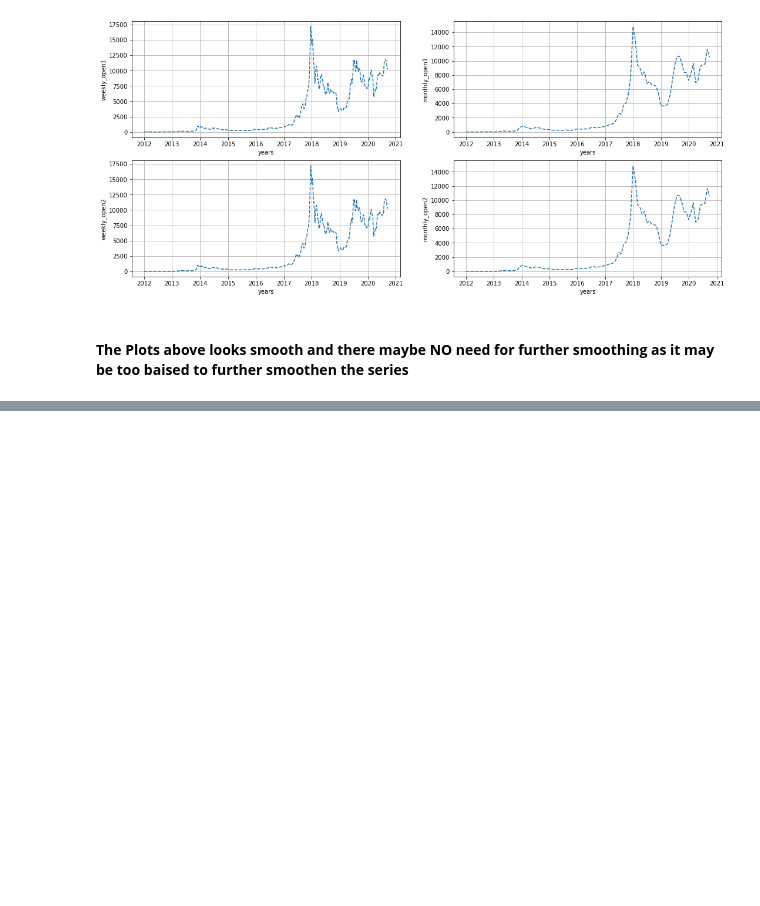
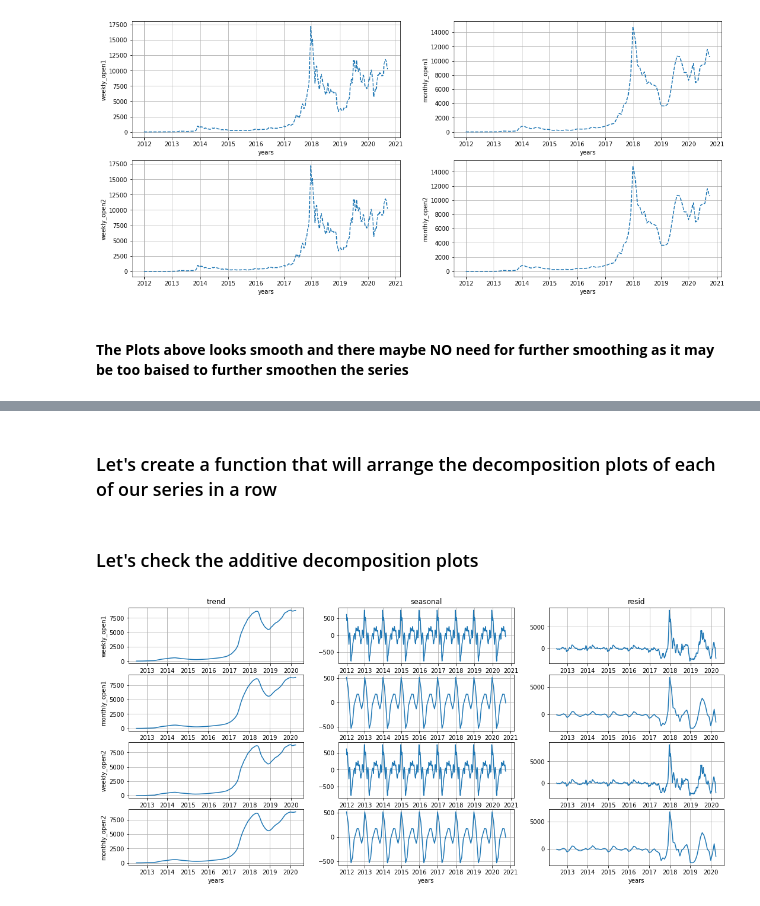
Before and after one commit to HamoyeHQ/05-bitcoin-trading, a Jupyter notebook: Open column time series.ipynb, the cells around one changed output, grey strips where cells are left out. Cells and saved outputs as stored; diff of their text form; code cells hidden in the pictures; blank space fills up the shorter version.

Commit message:
Created Decomposition plots

```diff
--- a/Open column time series.ipynb
+++ b/Open column time series.ipynb
@@ -403,0 +411,42 @@ plot_univariate_time_series(series)
+# %% [markdown]
+### Let's create a function that will arrange the decomposition plots of each of our series in a row
+# %%
+def decompose_time_series(series, multiplicative=False):
+    fig = plt.figure(figsize=(18, 8)) # sets the mother figure size
+
+    Tn = 1 + (len(series)-1)*3 # Tn = a+(n-1)d, generates a sequence
+    first_row_numbers = list(range(1, Tn+1, 3)) # creates a list of the first index of the each row of the subplot
+
+    for series_name, ind in zip(series.keys(), first_row_numbers):
+        if multiplicative:
+            decomposed_series = sm.tsa.seasonal_decompose(series[series_name], model='multiplicative')
+        else:
+            decomposed_series = sm.tsa.seasonal_decompose(series[series_name], model='additive')
+
+        trend = decomposed_series.trend # pulls out the trend series
+        seasonality = decomposed_series.seasonal # pulls out the seasonality series
+        residuals = decomposed_series.resid # pulls out the residual series
+
+        components = [trend, seasonality, residuals] # makes a list of trend, seasonality, and residual series
+
+        # creating the subplots
+        for i in range(len(components)):
+            a = fig.add_subplot(4, 3, ind+i)
+            plt.plot(components[i])
+            plt.grid()
+
+            # these conditional blocks below are to make the subplots' labels and titles to be nicely arranged
+            if ind+i < 4:
+                plt.title(components[i].name)
+
+            if ind+i > 9:
+                plt.xlabel('years')
+
+            if ind+i in first_row_numbers:
+                plt.ylabel(series_name)
+# %% [markdown]
+### Let's check the additive decomposition plots
+# %%
+decompose_time_series(series) # checking the additive decomposition plots
+# %% [output]
+[figure, added]
```
Also changed, not shown: parts of 5 cells of this notebook.
